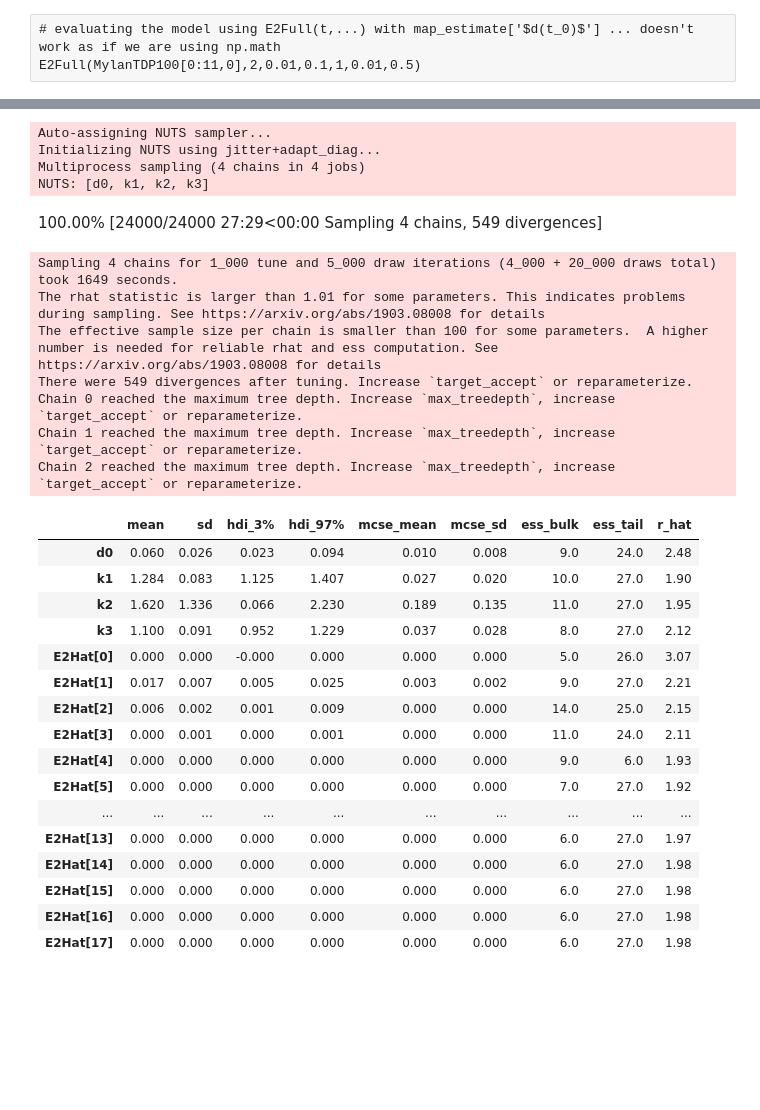
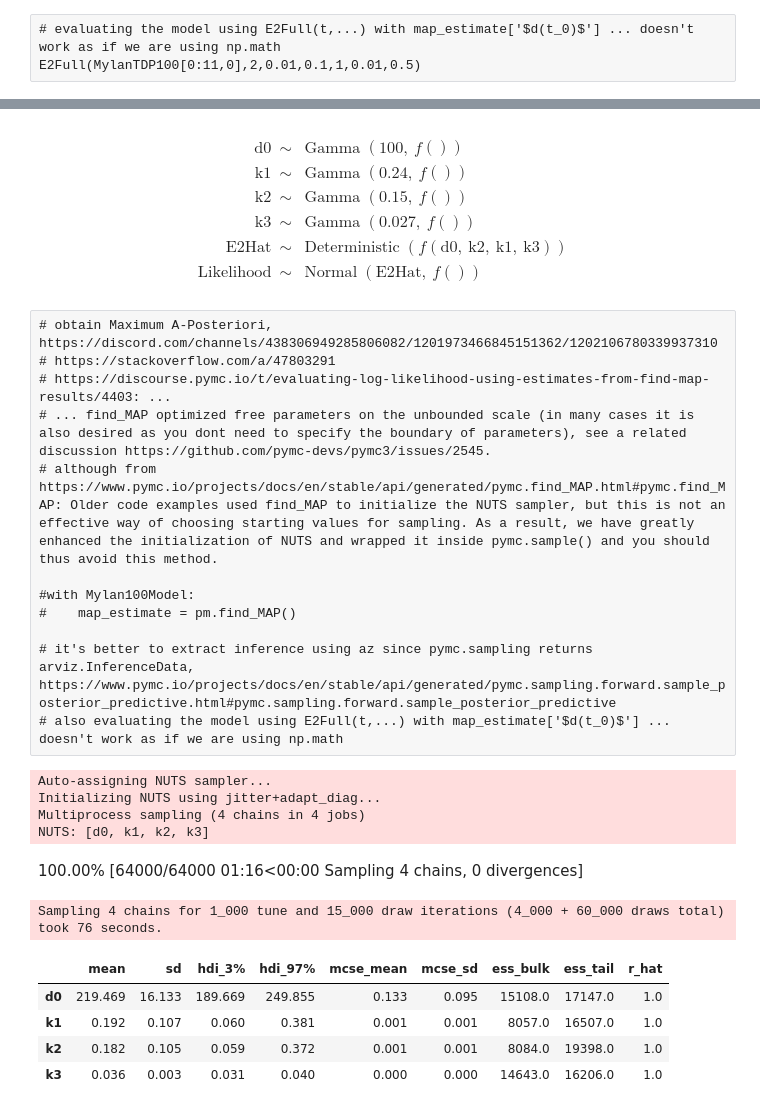
Before and after one commit to transturion/modeling, a Jupyter notebook: 4_Hierarchical_3-Compartment.ipynb, the cells around one changed output, grey strips where cells are left out. Cells and saved outputs as stored; diff of their text form; code cells hidden in the pictures; blank space fills up the shorter version.

Commit message:
Working PyMC model

```diff
--- a/4_Hierarchical_3-Compartment.ipynb
+++ b/4_Hierarchical_3-Compartment.ipynb
@@ -140,40 +151,43 @@ pm.model_to_graphviz(Mylan100Model)
 # %% [output]
 [drawing not drawn]
+# %%
+Mylan100Model
+# %% [output]
+$$
+            \begin{array}{rcl}
+            \text{d0} &\sim & \operatorname{Gamma}(100,~f())\\\text{k1} &\sim & \operatorname{Gamma}(0.24,~f())\\\text{k2} &\sim & \operatorname{Gamma}(0.15,~f())\\\text{k3} &\sim & \operatorname{Gamma}(0.027,~f())\\\text{E2Hat} &\sim & \operatorname{Deterministic}(f(\text{d0},~\text{k2},~\text{k1},~\text{k3}))\\\text{Likelihood} &\sim & \operatorname{Normal}(\text{E2Hat},~f())
+            \end{array}
+            $$
+# %% [raw]
+# obtain Maximum A-Posteriori, https://discord.com/channels/438306949285806082/1201973466845151362/1202106780339937310
+# https://stackoverflow.com/a/47803291
+# https://discourse.pymc.io/t/evaluating-log-likelihood-using-estimates-from-find-map-results/4403: ...
+# ... find_MAP optimized free parameters on the unbounded scale (in many cases it is also desired as you dont need to specify the boundary of parameters), see a related discussion https://github.com/pymc-devs/pymc3/issues/2545.
+# although from https://www.pymc.io/projects/docs/en/stable/api/generated/pymc.find_MAP.html#pymc.find_MAP: Older code examples used find_MAP to initialize the NUTS sampler, but this is not an effective way of choosing starting values for sampling. As a result, we have greatly enhanced the initialization of NUTS and wrapped it inside pymc.sample() and you should thus avoid this method.
+
+#with Mylan100Model:
+#    map_estimate = pm.find_MAP()
+
+# it's better to extract inference using az since pymc.sampling returns arviz.InferenceData, https://www.pymc.io/projects/docs/en/stable/api/generated/pymc.sampling.forward.sample_posterior_predictive.html#pymc.sampling.forward.sample_posterior_predictive
+# also evaluating the model using E2Full(t,...) with map_estimate['$d(t_0)$'] ... doesn't work as if we are using np.math
 # %%
+# obtain Maximum A-Posteriori
 with Mylan100Model:
-    sampleMylan100 = pm.sample(5000, tune=1000)
+    sampleMylan100 = pm.sample(15000, tune=1000)
 
-az.summary(sampleMylan100)    #  see https://python.arviz.org/en/latest/api/diagnostics.html
+az.summary(sampleMylan100, var_names = ["d0", "k1", "k2", "k3"], kind="stats")    # see https://python.arviz.org/en/latest/api/diagnostics.html
 # %% [output]
 Auto-assigning NUTS sampler...
 Initializing NUTS using jitter+adapt_diag...
 Multiprocess sampling (4 chains in 4 jobs)
 NUTS: [d0, k1, k2, k3]
-100.00% [24000/24000 27:29<00:00 Sampling 4 chains, 549 divergences]
+100.00% [64000/64000 01:16<00:00 Sampling 4 chains, 0 divergences]
-Sampling 4 chains for 1_000 tune and 5_000 draw iterations (4_000 + 20_000 draws total) took 1649 seconds.
-The rhat statistic is larger than 1.01 for some parameters. This indicates problems during sampling. See https://arxiv.org/abs/1903.08008 for details
-The effective sample size per chain is smaller than 100 for some parameters.  A higher number is needed for reliable rhat and ess computation. See https://arxiv.org/abs/1903.08008 for details
-There were 549 divergences after tuning. Increase `target_accept` or reparameterize.
-Chain 0 reached the maximum tree depth. Increase `max_treedepth`, increase `target_accept` or reparameterize.
-Chain 1 reached the maximum tree depth. Increase `max_treedepth`, increase `target_accept` or reparameterize.
-Chain 2 reached the maximum tree depth. Increase `max_treedepth`, increase `target_accept` or reparameterize.
+Sampling 4 chains for 1_000 tune and 15_000 draw iterations (4_000 + 60_000 draws total) took 76 seconds.
 |  | mean | sd | hdi_3% | hdi_97% | mcse_mean | mcse_sd | ess_bulk | ess_tail | r_hat |
-| d0 | 0.060 | 0.026 | 0.023 | 0.094 | 0.010 | 0.008 | 9.0 | 24.0 | 2.48 |
-| k1 | 1.284 | 0.083 | 1.125 | 1.407 | 0.027 | 0.020 | 10.0 | 27.0 | 1.90 |
-| k2 | 1.620 | 1.336 | 0.066 | 2.230 | 0.189 | 0.135 | 11.0 | 27.0 | 1.95 |
-| k3 | 1.100 | 0.091 | 0.952 | 1.229 | 0.037 | 0.028 | 8.0 | 27.0 | 2.12 |
-| E2Hat[0] | 0.000 | 0.000 | -0.000 | 0.000 | 0.000 | 0.000 | 5.0 | 26.0 | 3.07 |
-| E2Hat[1] | 0.017 | 0.007 | 0.005 | 0.025 | 0.003 | 0.002 | 9.0 | 27.0 | 2.21 |
-| E2Hat[2] | 0.006 | 0.002 | 0.001 | 0.009 | 0.000 | 0.000 | 14.0 | 25.0 | 2.15 |
-| E2Hat[3] | 0.000 | 0.001 | 0.000 | 0.001 | 0.000 | 0.000 | 11.0 | 24.0 | 2.11 |
-| E2Hat[4] | 0.000 | 0.000 | 0.000 | 0.000 | 0.000 | 0.000 | 9.0 | 6.0 | 1.93 |
-| E2Hat[5] | 0.000 | 0.000 | 0.000 | 0.000 | 0.000 | 0.000 | 7.0 | 27.0 | 1.92 |
-| ... | ... | ... | ... | ... | ... | ... | ... | ... | ... |
-| E2Hat[13] | 0.000 | 0.000 | 0.000 | 0.000 | 0.000 | 0.000 | 6.0 | 27.0 | 1.97 |
-| E2Hat[14] | 0.000 | 0.000 | 0.000 | 0.000 | 0.000 | 0.000 | 6.0 | 27.0 | 1.98 |
-| E2Hat[15] | 0.000 | 0.000 | 0.000 | 0.000 | 0.000 | 0.000 | 6.0 | 27.0 | 1.98 |
-| E2Hat[16] | 0.000 | 0.000 | 0.000 | 0.000 | 0.000 | 0.000 | 6.0 | 27.0 | 1.98 |
-| E2Hat[17] | 0.000 | 0.000 | 0.000 | 0.000 | 0.000 | 0.000 | 6.0 | 27.0 | 1.98 |
+| d0 | 219.469 | 16.133 | 189.669 | 249.855 | 0.133 | 0.095 | 15108.0 | 17147.0 | 1.0 |
+| k1 | 0.192 | 0.107 | 0.060 | 0.381 | 0.001 | 0.001 | 8057.0 | 16507.0 | 1.0 |
+| k2 | 0.182 | 0.105 | 0.059 | 0.372 | 0.001 | 0.001 | 8084.0 | 19398.0 | 1.0 |
+| k3 | 0.036 | 0.003 | 0.031 | 0.040 | 0.000 | 0.000 | 14643.0 | 16206.0 | 1.0 |
 # %%
 # https://www.pymc.io/projects/docs/en/stable/learn/core_notebooks/posterior_predictive.html
 RANDOM_SEED = 58
```
Also changed, not shown: parts of 10 cells of this notebook.
